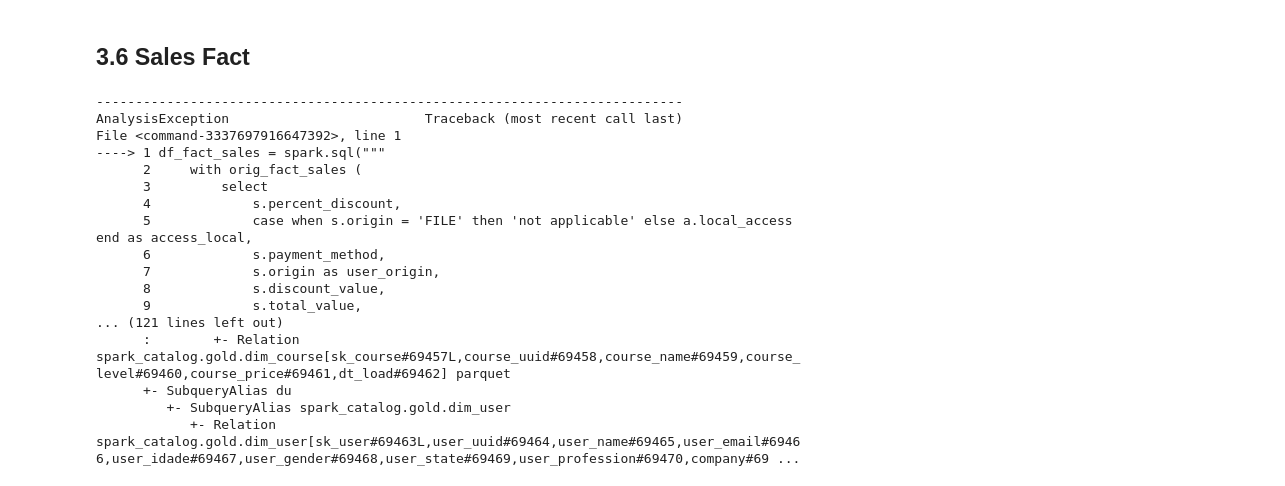
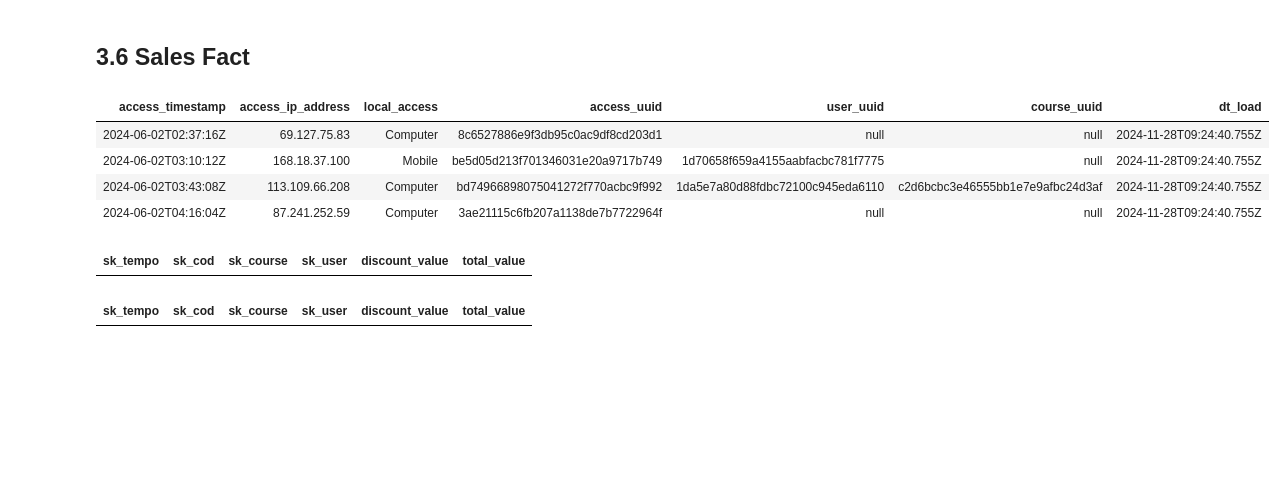
Before and after one commit to jmcabreira/DataPipeline-DataBricks, a Jupyter notebook: Load_Gold_Zone.ipynb, the cells around one changed output. Drawn from its saved outputs; the diff is of its cells as text; code cells hidden in the pictures; blank space fills up the shorter version.

Commit message:
debug: debugging fact sales - its empty

```diff
--- a/Load_Gold_Zone.ipynb
+++ b/Load_Gold_Zone.ipynb
@@ -397,6 +397,19 @@ spark.sql("SELECT * FROM gold.dim_course LIMIT 5").display()
 # %%
 df_stream_sales= spark.readStream.table('silver.tb_sales')
 df_stream_sales.createOrReplaceTempView('vw_fact_sales')
+# %%
+spark.sql("""
+         select * from silver.tb_access
+        limit 4
+
+
+""").display()
+# %% [output]
+| access_timestamp | access_ip_address | local_access | access_uuid | user_uuid | course_uuid | dt_load |
+| 2024-06-02T02:37:16Z | 69.127.75.83 | Computer | 8c6527886e9f3db95c0ac9df8cd203d1 | null | null | 2024-11-28T09:24:40.755Z |
+| 2024-06-02T03:10:12Z | 168.18.37.100 | Mobile | be5d05d213f701346031e20a9717b749 | 1d70658f659a4155aabfacbc781f7775 | null | 2024-11-28T09:24:40.755Z |
+| 2024-06-02T03:43:08Z | 113.109.66.208 | Computer | bd74966898075041272f770acbc9f992 | 1da5e7a80d88fdbc72100c945eda6110 | c2d6bcbc3e46555bb1e7e9afbc24d3af | 2024-11-28T09:24:40.755Z |
+| 2024-06-02T04:16:04Z | 87.241.252.59 | Computer | 3ae21115c6fb207a1138de7b7722964f | null | null | 2024-11-28T09:24:40.755Z |
 # %%
 df_fact_sales = spark.sql("""
     with orig_fact_sales (
@@ -408,6 +421,7 @@ df_fact_sales = spark.sql("""
             s.discount_value,
             s.total_value,
             s.course_uuid,
+            s.user_uuid,
             s.dt_sale
         from vw_fact_sales as s
         left join silver.tb_access as a on s.access_uuid = a.access_uuid
@@ -432,20 +446,19 @@ df_fact_sales = spark.sql("""
 
 df_fact_sales.limit(5).display()
 # %% [output]
----------------------------------------------------------------------------
-AnalysisException                         Traceback (most recent call last)
-File <command-3337697916647392>, line 1
-----> 1 df_fact_sales = spark.sql("""
-      2     with orig_fact_sales (
-      3         select
-      4             s.percent_discount,
-      5             case when s.origin = 'FILE' then 'not applicable' else a.local_access end as access_local,
-      6             s.payment_method,
-      7             s.origin as user_origin,
-      8             s.discount_value,
-      9             s.total_value,
-... (121 lines left out)
-      :        +- Relation spark_catalog.gold.dim_course[sk_course#69457L,course_uuid#69458,course_name#69459,course_level#69460,course_price#69461,dt_load#69462] parquet
-      +- SubqueryAlias du
-         +- SubqueryAlias spark_catalog.gold.dim_user
-            +- Relation spark_catalog.gold.dim_user[sk_user#69463L,user_uuid#69464,user_name#69465,user_email#69466,user_idade#69467,user_gender#69468,user_state#69469,user_profession#69470,company#69 ...
+| sk_tempo | sk_cod | sk_course | sk_user | discount_value | total_value |
+# %%
+sales_fact_gold_checkpoint_path = 'dbfs:/user/hive/warehouse/gold.db/_checkpoint/fact_sales'
+(
+
+df_fact_sales.writeStream
+            .format('delta')
+            .outputMode('append')
+            .option('checkpointLocation', sales_fact_gold_checkpoint_path)
+            .trigger(availableNow=True)
+            .toTable('gold.f_sales')
+).awaitTermination()
+
+spark.sql('select * from gold.f_sales limit 5').display()
+# %% [output]
+| sk_tempo | sk_cod | sk_course | sk_user | discount_value | total_value |
```
Also changed, not shown: parts of 8 cells of this notebook.
